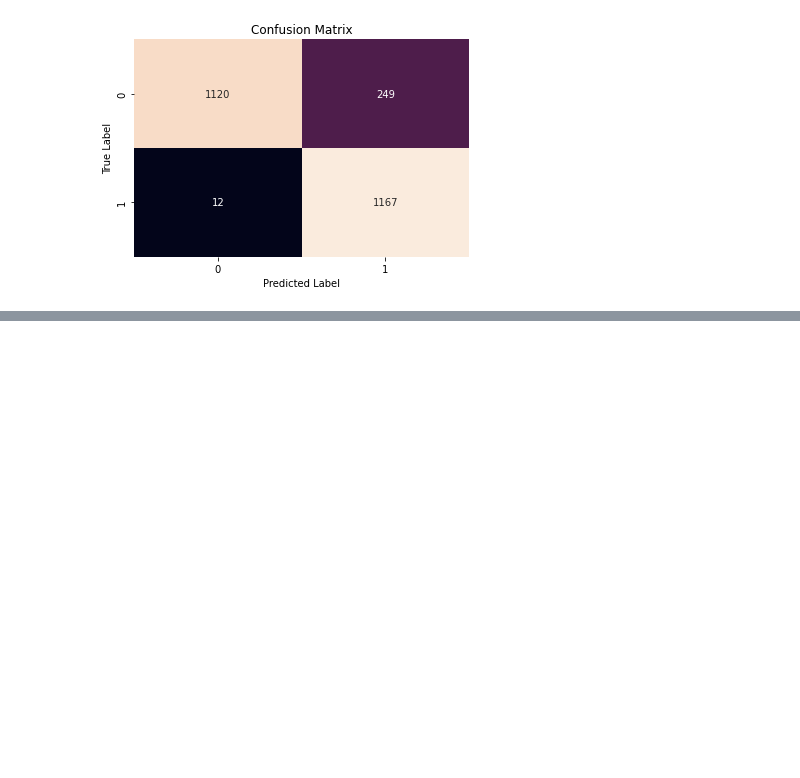
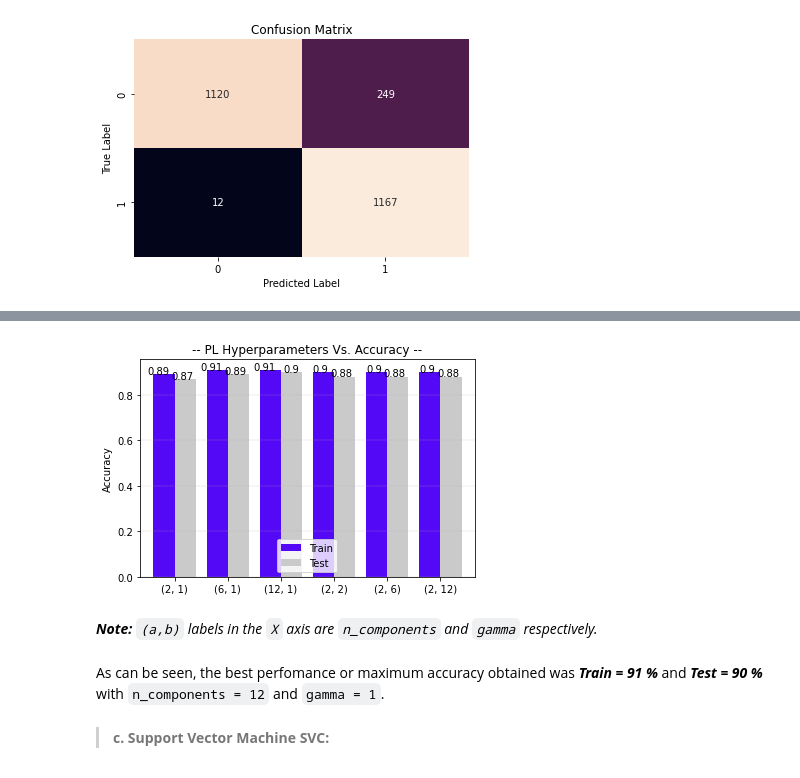
Before and after one commit to melixxa07/AI-Project, a Jupyter notebook: 01 - Data Exploration.ipynb, the cells around one changed output, grey strips where cells are left out. Saved outputs shown, nothing was run; the diff lists cells and outputs as text; code cells hidden in the pictures; blank space fills up the shorter version.

```diff
--- a/01 - Data Exploration.ipynb
+++ b/01 - Data Exploration.ipynb
@@ -617,0 +680,21 @@ plt.show()
+# %%
+estimator_1 = Pipeline((("pca", PCA(n_components=2)), ("estimator", SVC(gamma = 1))))
+estimator_2 = Pipeline((("pca", PCA(n_components=6)), ("estimator", SVC(gamma = 1))))
+estimator_3 = Pipeline((("pca", PCA(n_components=12)), ("estimator", SVC(gamma = 1))))
+estimator_4 = Pipeline((("pca", PCA(n_components=2)), ("estimator", SVC(gamma = 2))))
+estimator_5 = Pipeline((("pca", PCA(n_components=2)), ("estimator", SVC(gamma = 6))))
+estimator_6 = Pipeline((("pca", PCA(n_components=2)), ("estimator", SVC(gamma = 12))))
+
+estimators = [estimator_1, estimator_2, estimator_3, estimator_4, estimator_5, estimator_6]
+train_acc = []
+test_acc = []
+
+for i in estimators:
+    estimator = i
+    estimator.fit(Xtr,ytr)
+    train_acc.append(round(estimator.score(Xtr,ytr), 2))
+    test_acc.append(round(estimator.score(Xts,yts), 2))
+
+    #print(estimator)
+    #print ("train accuracy %.2f"%estimator.score(Xtr,ytr))
+    #print ("test accuracy  %.2f"%estimator.score(Xts,yts),'\n')
@@ -617,0 +709,6 @@ plt.show()
+# %%
+df_estimator_PL = pd.DataFrame()
+df_estimator_PL.index = [(2, 1), (6, 1), (12, 1), (2, 2), (2, 6), (2, 12)]
+df_estimator_PL['Train'] = train_acc
+df_estimator_PL['Test'] = test_acc
+df_estimator_PL.head()
@@ -617,0 +722,18 @@ plt.show()
+# %%
+colors = ['#5409F6', '#CBCACA']
+
+df_estimator_PL.plot(kind = 'bar', width=0.8, color = colors, title = '-- PL Hyperparameters Vs. Accuracy --')
+plt.xticks(rotation= 0)
+plt.legend(loc = 'lower center')
+plt.ylabel('Accuracy')
+plt.grid(True, linestyle='--', linewidth='0.3', axis='y')
+add_value_label(df_estimator_PL.index, df_estimator_PL.Train)
+add_value_label2(df_estimator_PL.index, df_estimator_PL.Test)
+# %% [output]
+[figure, added]
+# %% [markdown]
+<font face = 'Century'> _**Note:** `(a,b)` labels in the `X` axis are `n_components` and `gamma` respectively._
+# %% [markdown]
+<font face = 'Century'> As can be seen, the best perfomance or maximum accuracy obtained was _**Train = 91 %**_ and _**Test = 90 %**_ with `n_components = 12` and `gamma = 1`.
+# %% [markdown]
+> <font face = 'Century'>  **c. Support Vector Machine SVC:**
```
Also changed, not shown: parts of 17 cells of this notebook.
